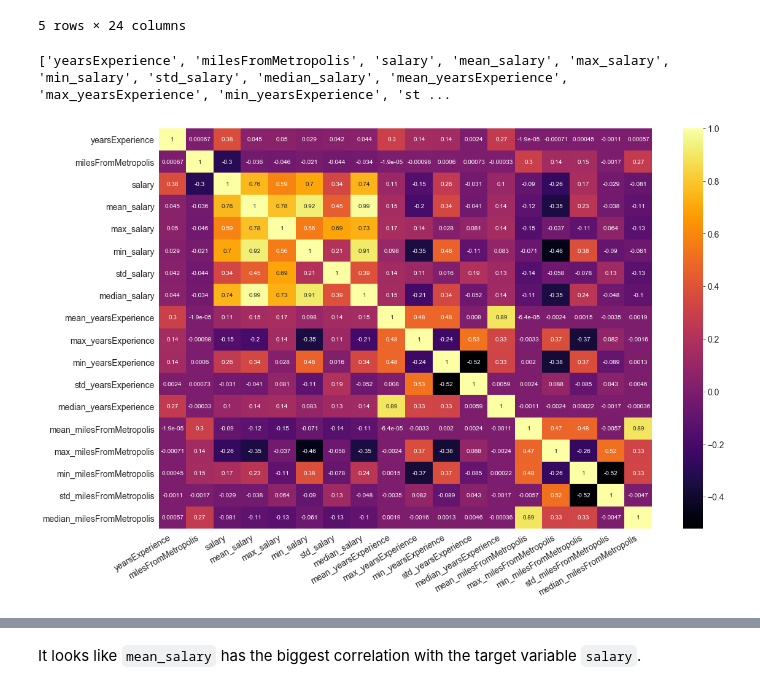
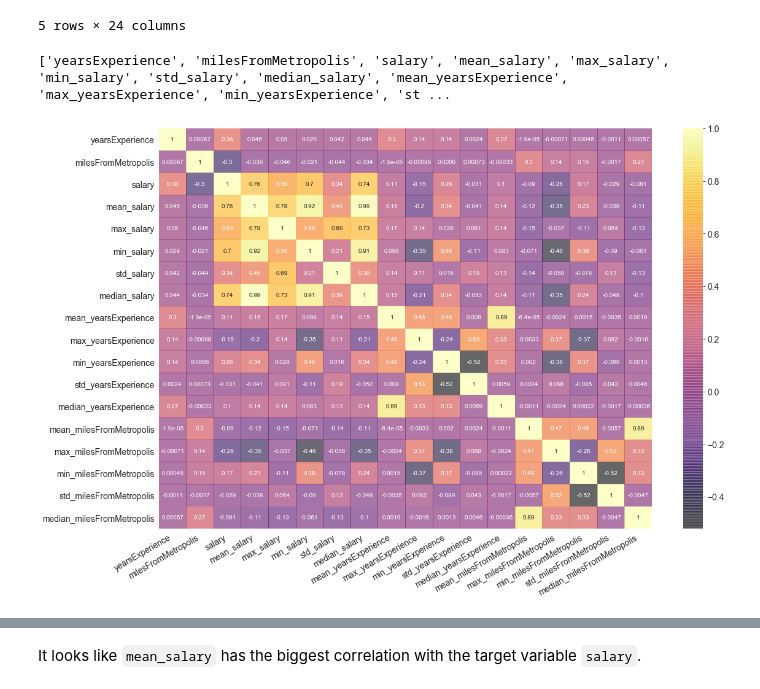
Before and after one commit to LakshyaMalhotra/Salary-prediction-based-on-job-descriptions, a Jupyter notebook: notebooks/EDA_and_feature_engineering.ipynb, the cells around one changed output, grey strips where cells are left out. Drawn from its saved outputs; the diff is of its cells as text; code cells hidden in the pictures.

Commit message:
Changed color transparency of heatmaps.

```diff
--- a/notebooks/EDA_and_feature_engineering.ipynb
+++ b/notebooks/EDA_and_feature_engineering.ipynb
@@ -465,15 +465,15 @@ train_df.head()
 # %%
 # plotting the correlation between various features and the target
 plt.figure(figsize=(18, 12))
 # features = ['companyId', 'jobType', 'degree', 'major', 'industry', 'yearsExperience', 'milesFromMetropolis']
 features = [col for col in train_df.columns if (col != 'jobId') and (train_df[col].dtype != 'O')]
 print(features)
-sns.heatmap(train_df[features].corr(), cmap='inferno', annot=True)
+sns.heatmap(train_df[features].corr(), cmap='inferno', annot=True, alpha=0.6)
 plt.xticks(rotation=30, ha='right')
 plt.show()
 # %% [output]
 ['yearsExperience', 'milesFromMetropolis', 'salary', 'mean_salary', 'max_salary', 'min_salary', 'std_salary', 'median_salary', 'mean_yearsExperience', 'max_yearsExperience', 'min_yearsExperience', 'st ...
-[figure, old version]
+[figure, new version]
 # %%
 train_df_corr = train_df[features].corr()
 train_df_corr['salary'][(train_df_corr['salary'] > 0.1) | (train_df_corr['salary'] < -0.1)]
```
Also changed, not shown: parts of 2 cells of this notebook.
